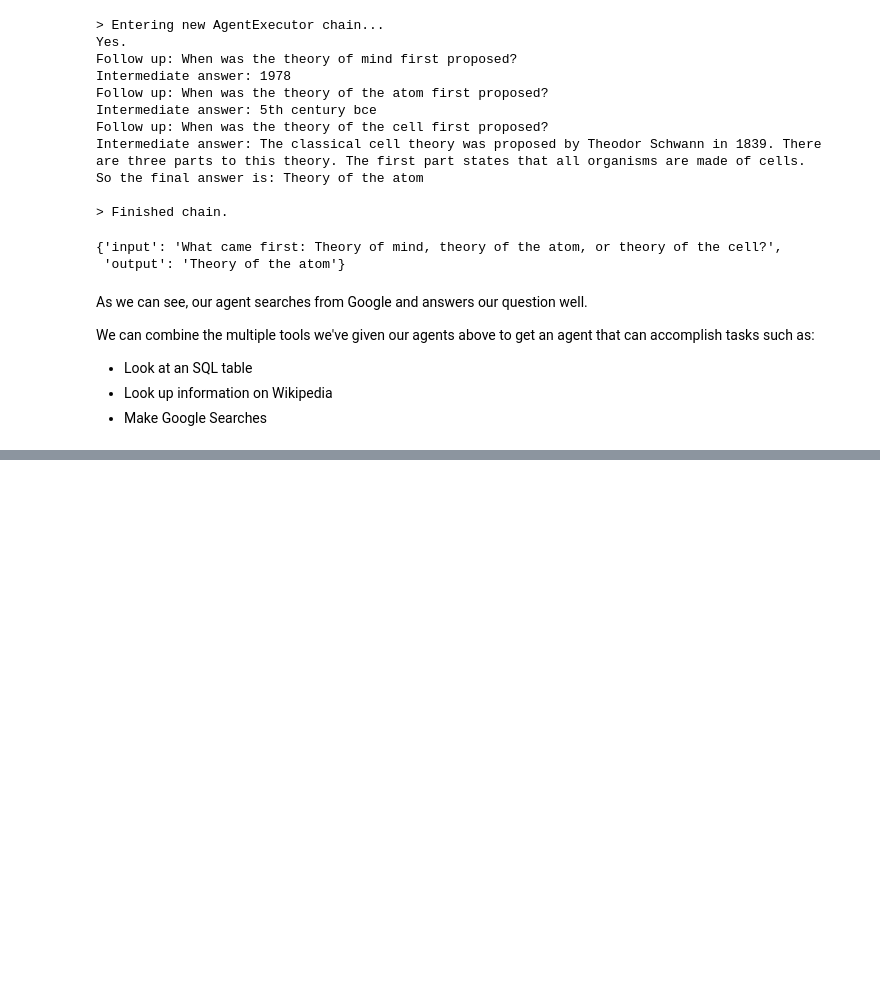
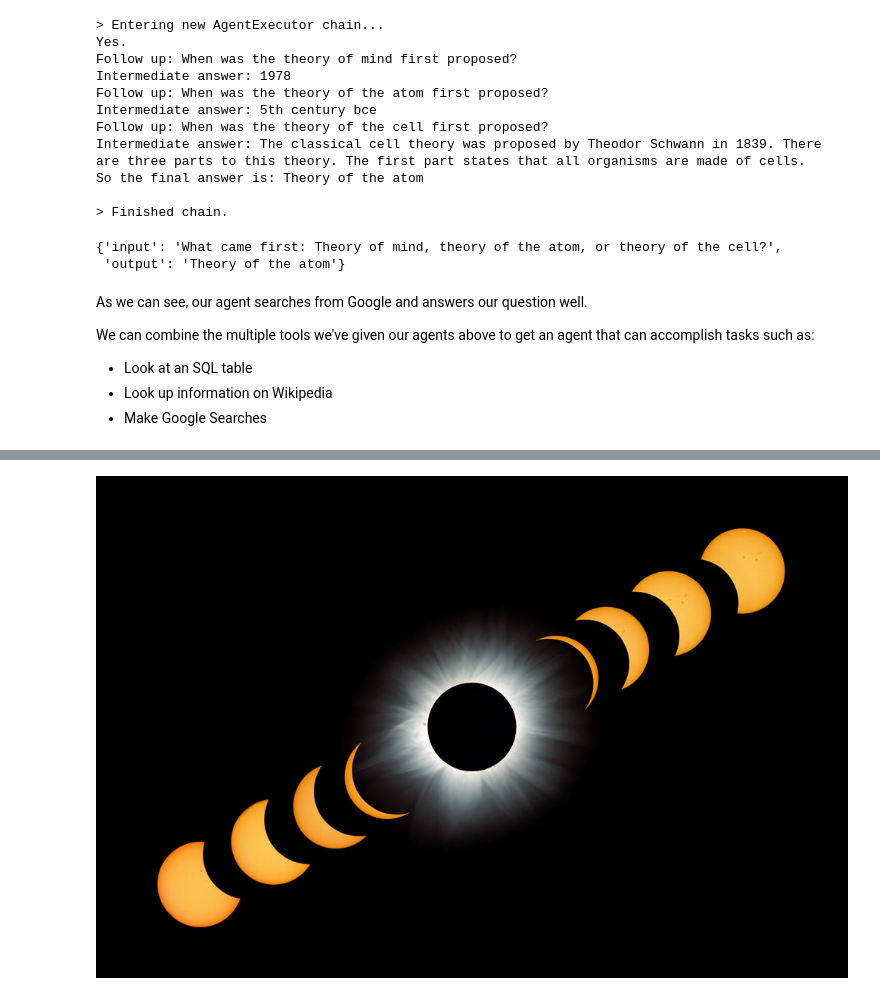
Before and after one commit to kevin-v96/autonomous-agent, a Jupyter notebook: agent.ipynb, the cells around one changed output, grey strips where cells are left out. Cells and saved outputs as stored; diff of their text form; code cells hidden in the pictures; blank space fills up the shorter version.

```diff
--- a/agent.ipynb
+++ b/agent.ipynb
@@ -245,0 +314,6 @@ We can combine the multiple tools we've given our agents above to get an agent t
+# %%
+img_url = "https://cdn-7.nikon-cdn.com/Images/Learn-Explore/Photography-Techniques/2012/Solar-Eclipses-Fred-Espenak/Media/SolarEclipse-Espenak-T01-03_01.jpg"
+image = Image.open(requests.get(img_url, stream=True).raw).convert('RGB')
+image
+# %% [output]
+[figure, added]
```
Also changed, not shown: parts of 10 cells of this notebook.
